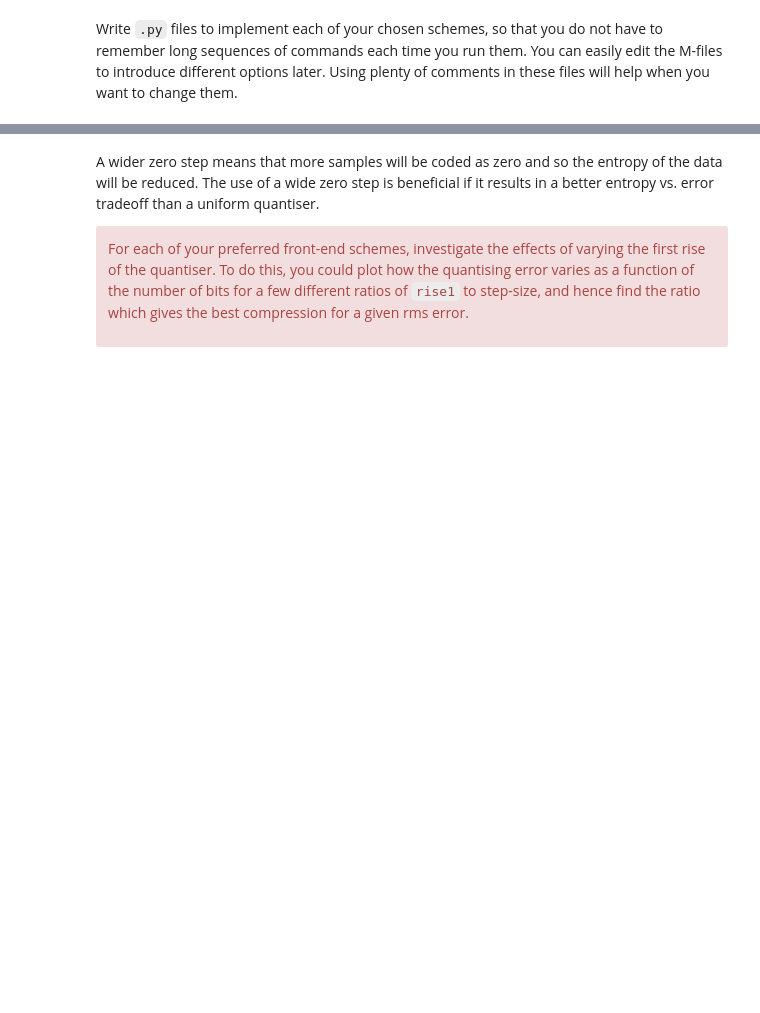
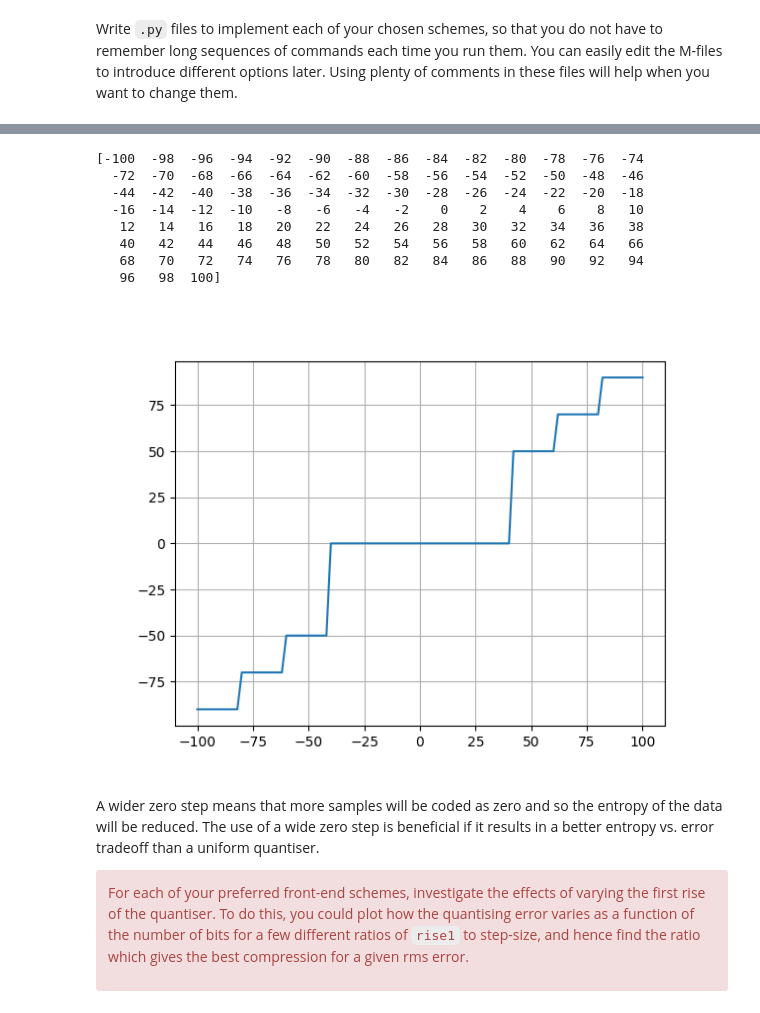
Before and after one commit to edwardtownsend/sf2, a Jupyter notebook: 10-11-selection-centre-clipped.ipynb, the cells around one changed output, grey strips where cells are left out. Cells and saved outputs as stored; diff of their text form; code cells hidden in the pictures; blank space fills up the shorter version.

```diff
--- a/10-11-selection-centre-clipped.ipynb
+++ b/10-11-selection-centre-clipped.ipynb
@@ -71,3 +76,21 @@ ax.grid()
+# %%
+# your code here
+x = np.arange(-100, 100+1, 2)
+print(x)
+y = quantise(x, 20, 40)
+fig, ax = plt.subplots()
+ax.plot(x, y)
+ax.grid()
+# %% [output]
+[-100  -98  -96  -94  -92  -90  -88  -86  -84  -82  -80  -78  -76  -74
+  -72  -70  -68  -66  -64  -62  -60  -58  -56  -54  -52  -50  -48  -46
+  -44  -42  -40  -38  -36  -34  -32  -30  -28  -26  -24  -22  -20  -18
+  -16  -14  -12  -10   -8   -6   -4   -2    0    2    4    6    8   10
+   12   14   16   18   20   22   24   26   28   30   32   34   36   38
+   40   42   44   46   48   50   52   54   56   58   60   62   64   66
+   68   70   72   74   76   78   80   82   84   86   88   90   92   94
+   96   98  100]
+[figure, added]
 # %% [markdown]
 A wider zero step means that more samples will be coded as zero and so the
 entropy of the data will be reduced.  The use of a wide zero step is
```
Also changed, not shown: parts of 4 cells of this notebook, 3 other files.
